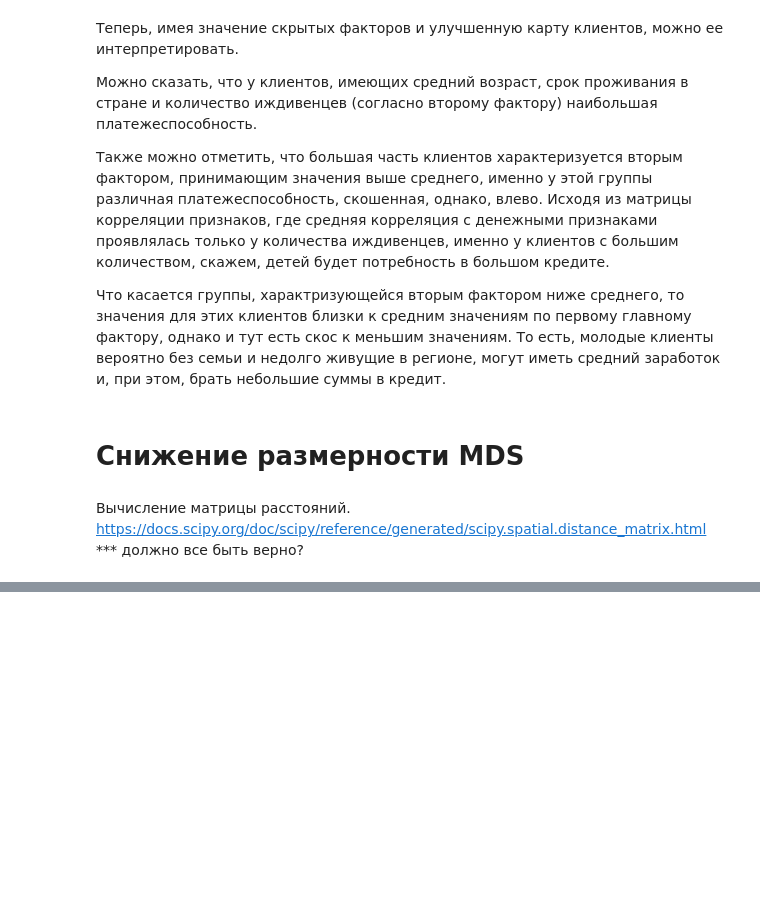
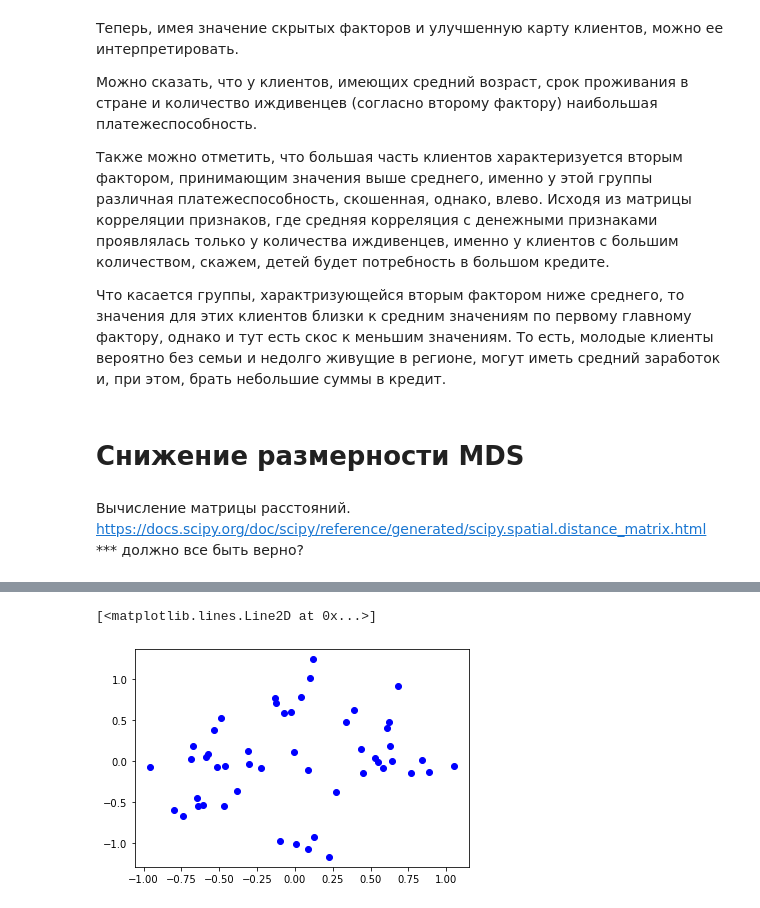
Before and after one commit to zozunin/classic-data-analysis-methods, a Jupyter notebook: DZ2_13.ipynb, the cells around one changed output, grey strips where cells are left out. Cells and saved outputs as stored; diff of their text form; code cells hidden in the pictures; blank space fills up the shorter version.

```diff
--- a/DZ2_13.ipynb
+++ b/DZ2_13.ipynb
@@ -387,4 +388,8 @@ from scipy.spatial import distance_matrix
 # %%
-euclid_distance = distance_matrix(rotated_pc, rotated_pc, 2)
+euclid_distance = distance_matrix(Z, Z, 2)
 # %%
-frobenius_distance = distance_matrix(rotated_pc, rotated_pc, 1)
+frobenius_distance = distance_matrix(Z, Z, 1)
+# %%
+embedding = MDS(n_components=2, dissimilarity = 'precomputed', eps=1e-6)
+X_euclidean = embedding.fit_transform(euclid_distance)
+X_frobenius = embedding.fit_transform(frobenius_distance)
@@ -390,0 +431,5 @@ frobenius_distance = distance_matrix(rotated_pc, rotated_pc, 1)
+# %%
+plt.plot(X_frobenius[:,0], X_frobenius[:,1],'bo')
+# %% [output]
+[<matplotlib.lines.Line2D at 0x...>]
+[figure, added]
```
Also changed, not shown: parts of 6 cells of this notebook.
